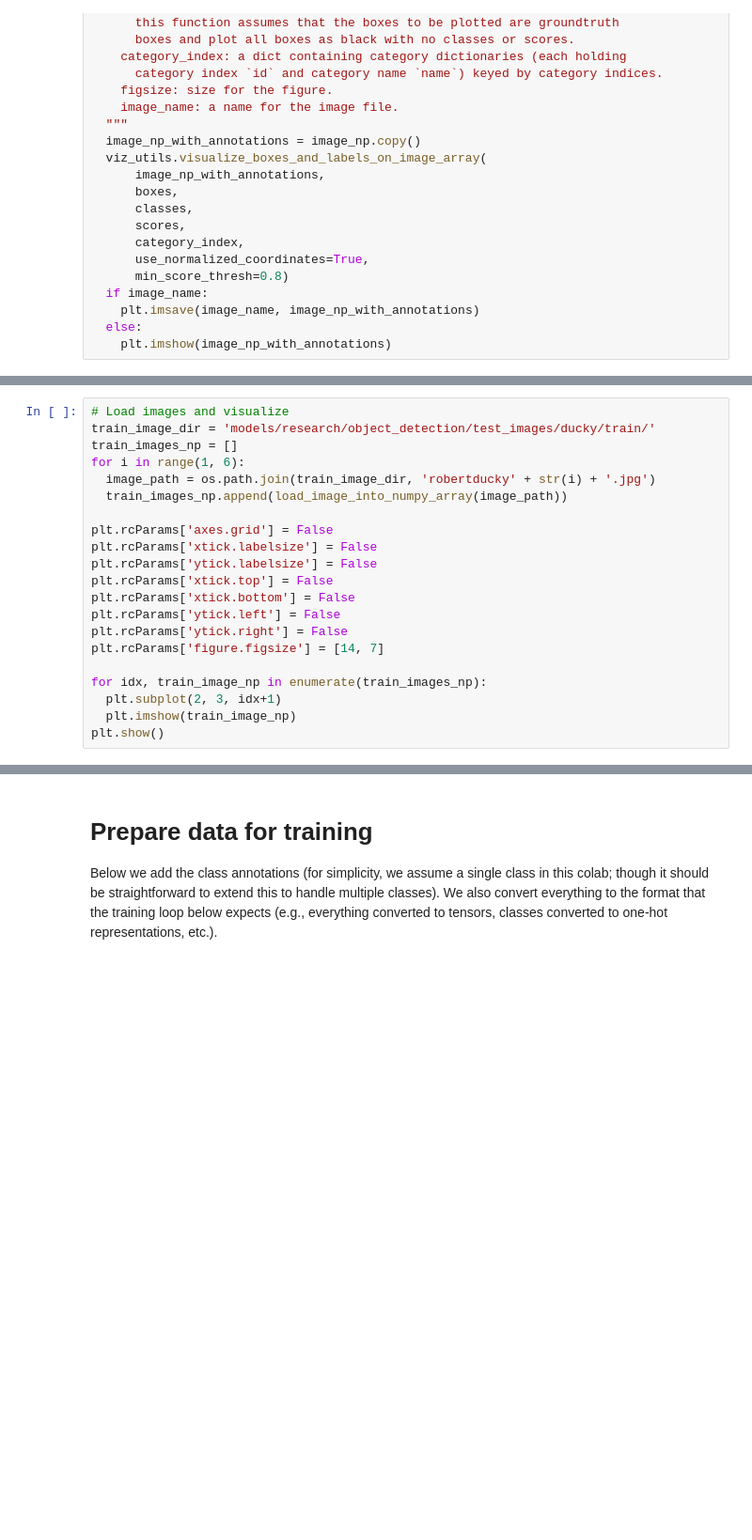
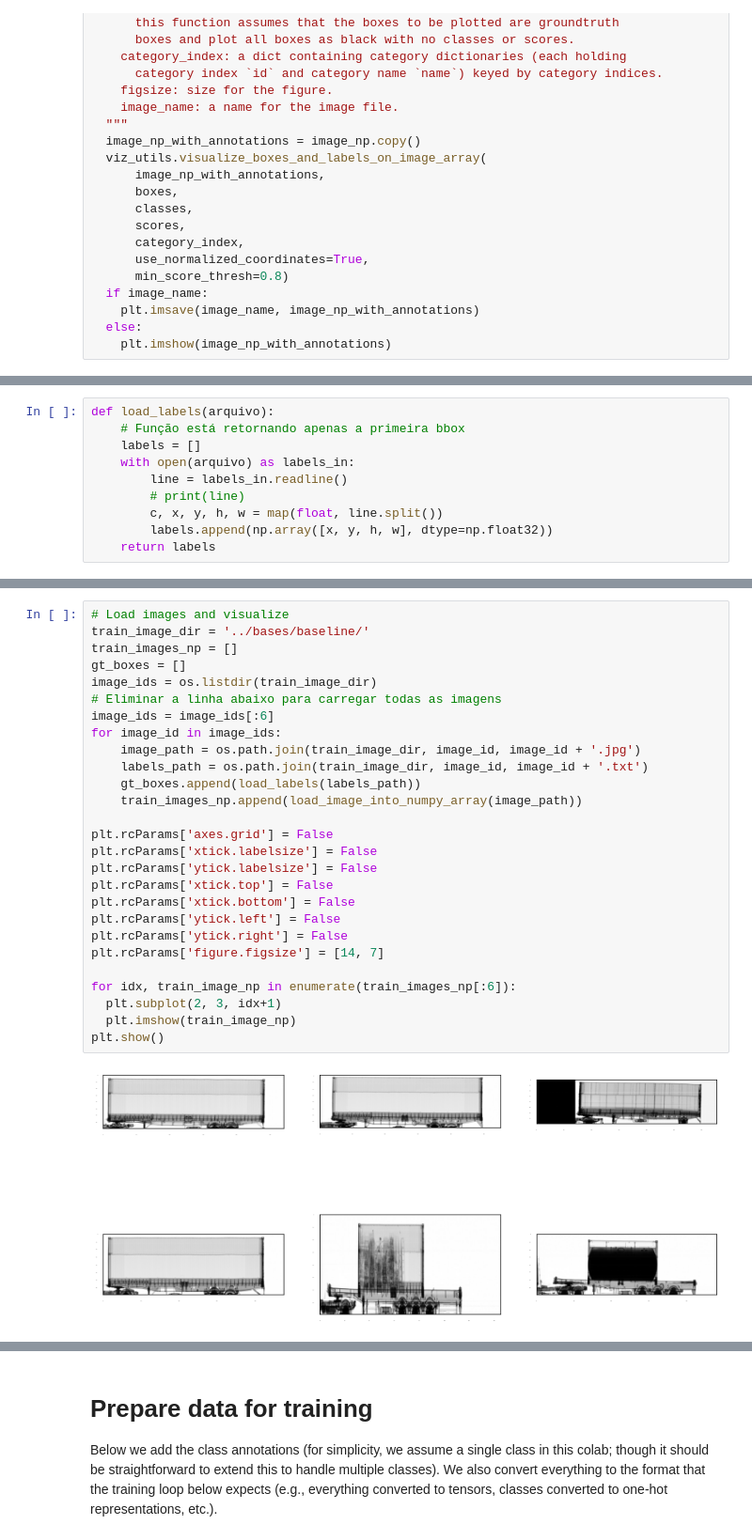
Before and after one commit to EvertonColombo/ajna_bbox, a Jupyter notebook: notebooks/eager_few_shot_od_training_tf2.ipynb, the cells around one changed output, grey strips where cells are left out. Shown at 94% size. Cells and saved outputs as stored; diff of their text form; blank space fills up the shorter version.

```diff
--- a/notebooks/eager_few_shot_od_training_tf2.ipynb
+++ b/notebooks/eager_few_shot_od_training_tf2.ipynb
@@ -101,0 +95,10 @@ ducky.  Note that the [coco](https://cocodataset.org/#explore) dataset contains
+# %%
+def load_labels(arquivo):
+    # Função está retornando apenas a primeira bbox
+    labels = []
+    with open(arquivo) as labels_in:
+        line = labels_in.readline()
+        # print(line)
+        c, x, y, h, w = map(float, line.split())
+        labels.append(np.array([x, y, h, w], dtype=np.float32))
+    return labels
@@ -102,21 +109,29 @@ ducky.  Note that the [coco](https://cocodataset.org/#explore) dataset contains
 # %%
 # Load images and visualize
-train_image_dir = 'models/research/object_detection/test_images/ducky/train/'
+train_image_dir = '../bases/baseline/'
 train_images_np = []
-for i in range(1, 6):
-  image_path = os.path.join(train_image_dir, 'robertducky' + str(i) + '.jpg')
-  train_images_np.append(load_image_into_numpy_array(image_path))
+gt_boxes = []
+image_ids = os.listdir(train_image_dir)
+# Eliminar a linha abaixo para carregar todas as imagens
+image_ids = image_ids[:6]
+for image_id in image_ids:
+    image_path = os.path.join(train_image_dir, image_id, image_id + '.jpg')
+    labels_path = os.path.join(train_image_dir, image_id, image_id + '.txt')
+    gt_boxes.append(load_labels(labels_path))
+    train_images_np.append(load_image_into_numpy_array(image_path))
 
 plt.rcParams['axes.grid'] = False
 plt.rcParams['xtick.labelsize'] = False
 plt.rcParams['ytick.labelsize'] = False
 plt.rcParams['xtick.top'] = False
 plt.rcParams['xtick.bottom'] = False
 plt.rcParams['ytick.left'] = False
 plt.rcParams['ytick.right'] = False
 plt.rcParams['figure.figsize'] = [14, 7]
 
-for idx, train_image_np in enumerate(train_images_np):
+for idx, train_image_np in enumerate(train_images_np[:6]):
   plt.subplot(2, 3, idx+1)
   plt.imshow(train_image_np)
 plt.show()
+# %% [output]
+[figure, added]
```
Also changed, not shown: parts of 12 cells of this notebook.
